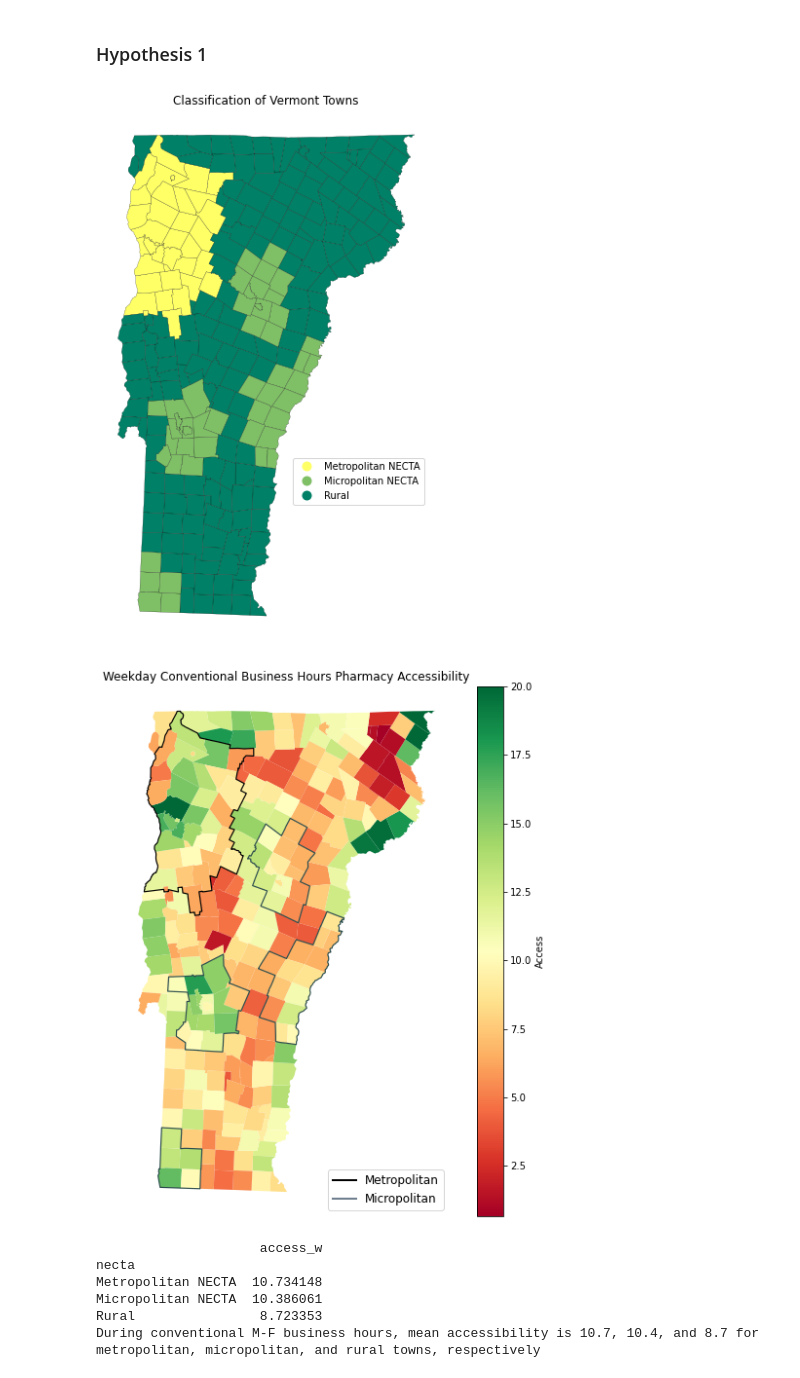
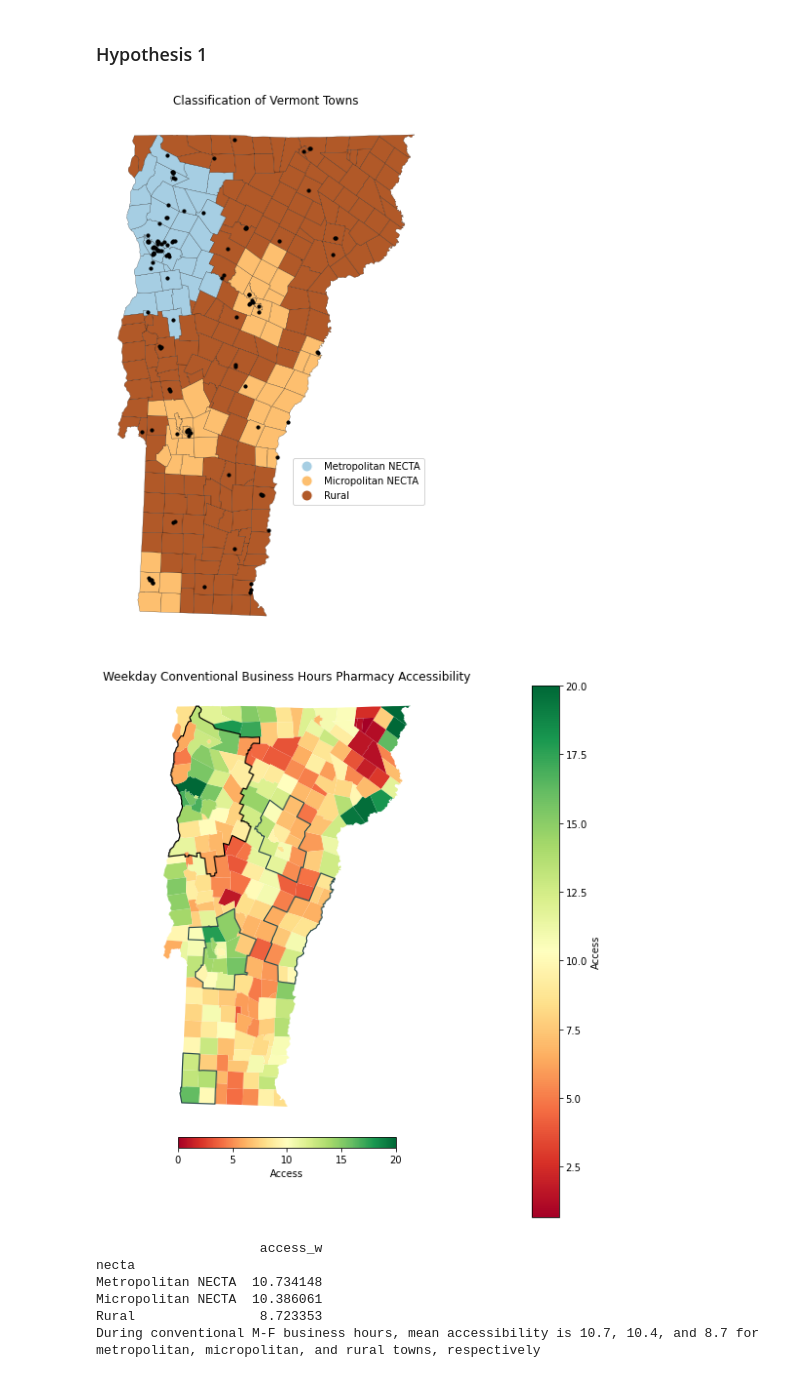
Before and after one commit to samroubin/VTPharmacy, a Jupyter notebook: procedure/code/02_Pharmacy_Accessibility_Analysis.ipynb, the cells around one changed output. Cells and saved outputs as stored; diff of their text form; code cells hidden in the pictures.

```diff
--- a/procedure/code/02_Pharmacy_Accessibility_Analysis.ipynb
+++ b/procedure/code/02_Pharmacy_Accessibility_Analysis.ipynb
@@ -597,15 +552,16 @@ pop_join['sat_staff'] = pop_join['sat_pharm'] + 0.5 * pop_join['sun_tech']
 # Sunday
 pop_join['sun_staff'] = pop_join['sun_pharm'] + 0.5 * pop_join['sun_tech']
 
-# Calculate service to pop ratio for each pharmacy at various days and times
-# Weekday morning
+# Calculate service to pop ratio for each pharmacy for Weekdays, Saturdays, and Sundays between 7am-11pm
+# Weekday
 pop_join['sp_ratio_w'] = pop_join['week_staff'] / pop_join['total_value']
 pop_join['sp_ratio_7w'] = np.where(pop_join['week_open'] <= 7.5, pop_join['week_staff'] / pop_join['total_value'], np.nan)
 pop_join['sp_ratio_8w'] = np.where(pop_join['week_open'] <= 8, pop_join['week_staff'] / pop_join['total_value'], np.nan)
 pop_join['sp_ratio_9w'] = np.where(pop_join['week_open'] <= 9, pop_join['week_staff'] / pop_join['total_value'], np.nan)
 pop_join['sp_ratio_10w'] = np.where(pop_join['week_open'] <= 10, pop_join['week_staff'] / pop_join['total_value'], np.nan)
 pop_join['sp_ratio_11w'] = np.where(pop_join['week_open'] <= 11, pop_join['week_staff'] / pop_join['total_value'], np.nan)
-# Weekday evening
+pop_join['sp_ratio_12w'] = np.where(pop_join['week_open'] <= 12, pop_join['week_staff'] / pop_join['total_value'], np.nan)
+pop_join['sp_ratio_13w'] = np.where(pop_join['week_close'] >= 13, pop_join['week_staff'] / pop_join['total_value'], np.nan)
 pop_join['sp_ratio_14w'] = np.where(pop_join['week_close'] >= 14, pop_join['week_staff'] / pop_join['total_value'], np.nan)
 pop_join['sp_ratio_15w'] = np.where(pop_join['week_close'] >= 15, pop_join['week_staff'] / pop_join['total_value'], np.nan)
 pop_join['sp_ratio_16w'] = np.where(pop_join['week_close'] >= 16, pop_join['week_staff'] / pop_join['total_value'], np.nan)
@@ -624,7 +580,8 @@ pop_join['sp_ratio_8s'] = np.where(pop_join['sat_open'] <= 8, pop_join['sat_staf
 pop_join['sp_ratio_9s'] = np.where(pop_join['sat_open'] <= 9, pop_join['sat_staff'] / pop_join['total_value'], np.nan)
 pop_join['sp_ratio_10s'] = np.where(pop_join['sat_open'] <= 10, pop_join['sat_staff'] / pop_join['total_value'], np.nan)
 pop_join['sp_ratio_11s'] = np.where(pop_join['sat_open'] <= 11, pop_join['sat_staff'] / pop_join['total_value'], np.nan)
-# Saturday evening
+pop_join['sp_ratio_12s'] = np.where(pop_join['sat_open'] <= 12, pop_join['sat_staff'] / pop_join['total_value'], np.nan)
+pop_join['sp_ratio_13s'] = np.where(pop_join['sat_close'] >= 13, pop_join['sat_staff'] / pop_join['total_value'], np.nan)
 pop_join['sp_ratio_14s'] = np.where(pop_join['sat_close'] >= 14, pop_join['sat_staff'] / pop_join['total_value'], np.nan)
 pop_join['sp_ratio_15s'] = np.where(pop_join['sat_close'] >= 15, pop_join['sat_staff'] / pop_join['total_value'], np.nan)
 pop_join['sp_ratio_16s'] = np.where(pop_join['sat_close'] >= 16, pop_join['sat_staff'] / pop_join['total_value'], np.nan)
@@ -644,8 +601,8 @@ pop_join['sp_ratio_8su'] = np.where(pop_join['sun_open'] <= 8, pop_join['sun_sta
 pop_join['sp_ratio_9su'] = np.where(pop_join['sun_open'] <= 9, pop_join['sun_staff'] / pop_join['total_value'], np.nan)
 pop_join['sp_ratio_10su'] = np.where(pop_join['sun_open'] <= 10, pop_join['sun_staff'] / pop_join['total_value'], np.nan)
 pop_join['sp_ratio_11su'] = np.where(pop_join['sun_open'] <= 11, pop_join['sun_staff'] / pop_join['total_value'], np.nan)
-
-# Sunday evening
+pop_join['sp_ratio_12su'] = np.where(pop_join['sun_open'] <= 12, pop_join['sun_staff'] / pop_join['total_value'], np.nan)
+pop_join['sp_ratio_13su'] = np.where(pop_join['sun_close'] >= 13, pop_join['sun_staff'] / pop_join['total_value'], np.nan)
 pop_join['sp_ratio_14su'] = np.where(pop_join['sun_close'] >= 14, pop_join['sun_staff'] / pop_join['total_value'], np.nan)
 pop_join['sp_ratio_15su'] = np.where(pop_join['sun_close'] >= 15, pop_join['sun_staff'] / pop_join['total_value'], np.nan)
 pop_join['sp_ratio_16su'] = np.where(pop_join['sun_close'] >= 16, pop_join['sun_staff'] / pop_join['total_value'], np.nan)
@@ -668,7 +625,8 @@ frag_join['sp_weighted_8w'] = frag_join['sp_ratio_8w']*frag_join['weight']
 frag_join['sp_weighted_9w'] = frag_join['sp_ratio_9w']*frag_join['weight']
 frag_join['sp_weighted_10w'] = frag_join['sp_ratio_10w']*frag_join['weight']
 frag_join['sp_weighted_11w'] = frag_join['sp_ratio_11w']*frag_join['weight']
-
+frag_join['sp_weighted_12w'] = frag_join['sp_ratio_12w']*frag_join['weight']
+frag_join['sp_weighted_13w'] = frag_join['sp_ratio_13w']*frag_join['weight']
 frag_join['sp_weighted_14w'] = frag_join['sp_ratio_14w']*frag_join['weight']
 frag_join['sp_weighted_15w'] = frag_join['sp_ratio_15w']*frag_join['weight']
 frag_join['sp_weighted_16w'] = frag_join['sp_ratio_16w']*frag_join['weight']
@@ -680,7 +638,6 @@ frag_join['sp_weighted_21w'] = frag_join['sp_ratio_21w']*frag_join['weight']
 frag_join['sp_weighted_22w'] = frag_join['sp_ratio_22w']*frag_join['weight']
 frag_join['sp_weighted_23w'] = frag_join['sp_ratio_23w']*frag_join['weight']
 
-
 # Saturday
 frag_join['sp_weighted_s'] = frag_join['sp_ratio_s']*frag_join['weight']
 frag_join['sp_weighted_7s'] = frag_join['sp_ratio_7s']*frag_join['weight']
@@ -688,7 +645,8 @@ frag_join['sp_weighted_8s'] = frag_join['sp_ratio_8s']*frag_join['weight']
 frag_join['sp_weighted_9s'] = frag_join['sp_ratio_9s']*frag_join['weight']
 frag_join['sp_weighted_10s'] = frag_join['sp_ratio_10s']*frag_join['weight']
 frag_join['sp_weighted_11s'] = frag_join['sp_ratio_11s']*frag_join['weight']
-
+frag_join['sp_weighted_12s'] = frag_join['sp_ratio_12s']*frag_join['weight']
+frag_join['sp_weighted_13s'] = frag_join['sp_ratio_13s']*frag_join['weight']
 frag_join['sp_weighted_14s'] = frag_join['sp_ratio_14s']*frag_join['weight']
 frag_join['sp_weighted_15s'] = frag_join['sp_ratio_15s']*frag_join['weight']
 frag_join['sp_weighted_16s'] = frag_join['sp_ratio_16s']*frag_join['weight']
@@ -705,9 +663,10 @@ frag_join['sp_weighted_su'] = frag_join['sp_ratio_su']*frag_join['weight']
 frag_join['sp_weighted_7su'] = frag_join['sp_ratio_7su']*frag_join['weight']
 frag_join['sp_weighted_8su'] = frag_join['sp_ratio_8su']*frag_join['weight']
 frag_join['sp_weighted_9su'] = frag_join['sp_ratio_9su']*frag_join['weight']
-frag_join['sp_weighted_10su'] = frag_join['sp_ratio_9su']*frag_join['weight']
-frag_join['sp_weighted_11su'] = frag_join['sp_ratio_9su']*frag_join['weight']
-
+frag_join['sp_weighted_10su'] = frag_join['sp_ratio_10su']*frag_join['weight']
+frag_join['sp_weighted_11su'] = frag_join['sp_ratio_11su']*frag_join['weight']
+frag_join['sp_weighted_12su'] = frag_join['sp_ratio_12su']*frag_join['weight']
+frag_join['sp_weighted_13su'] = frag_join['sp_ratio_13su']*frag_join['weight']
 frag_join['sp_weighted_14su'] = frag_join['sp_ratio_14su']*frag_join['weight']
 frag_join['sp_weighted_15su'] = frag_join['sp_ratio_15su']*frag_join['weight']
 frag_join['sp_weighted_16su'] = frag_join['sp_ratio_16su']*frag_join['weight']
@@ -760,6 +719,8 @@ accessibility_towns['access_8w'] = accessibility_towns['sp_weighted_8w']*10000
 accessibility_towns['access_9w'] = accessibility_towns['sp_weighted_9w']*10000
 accessibility_towns['access_10w'] = accessibility_towns['sp_weighted_10w']*10000
 accessibility_towns['access_11w'] = accessibility_towns['sp_weighted_11w']*10000
+accessibility_towns['access_12w'] = accessibility_towns['sp_weighted_12w']*10000
+accessibility_towns['access_13w'] = accessibility_towns['sp_weighted_13w']*10000
 accessibility_towns['access_14w'] = accessibility_towns['sp_weighted_14w']*10000
 accessibility_towns['access_15w'] = accessibility_towns['sp_weighted_15w']*10000
 accessibility_towns['access_16w'] = accessibility_towns['sp_weighted_16w']*10000
@@ -777,6 +738,8 @@ accessibility_towns['access_8s'] = accessibility_towns['sp_weighted_8s']*10000
 accessibility_towns['access_9s'] = accessibility_towns['sp_weighted_9s']*10000
 accessibility_towns['access_10s'] = accessibility_towns['sp_weighted_10s']*10000
 accessibility_towns['access_11s'] = accessibility_towns['sp_weighted_11s']*10000
+accessibility_towns['access_12s'] = accessibility_towns['sp_weighted_12s']*10000
+accessibility_towns['access_13s'] = accessibility_towns['sp_weighted_13s']*10000
 accessibility_towns['access_14s'] = accessibility_towns['sp_weighted_14s']*10000
 accessibility_towns['access_15s'] = accessibility_towns['sp_weighted_15s']*10000
 accessibility_towns['access_16s'] = accessibility_towns['sp_weighted_16s']*10000
@@ -794,6 +757,8 @@ accessibility_towns['access_8su'] = accessibility_towns['sp_weighted_8su']*10000
 accessibility_towns['access_9su'] = accessibility_towns['sp_weighted_9su']*10000
 accessibility_towns['access_10su'] = accessibility_towns['sp_weighted_10su']*10000
 accessibility_towns['access_11su'] = accessibility_towns['sp_weighted_11su']*10000
+accessibility_towns['access_12su'] = accessibility_towns['sp_weighted_12su']*10000
+accessibility_towns['access_13su'] = accessibility_towns['sp_weighted_13su']*10000
 accessibility_towns['access_14su'] = accessibility_towns['sp_weighted_14su']*10000
 accessibility_towns['access_15su'] = accessibility_towns['sp_weighted_15su']*10000
 accessibility_towns['access_16su'] = accessibility_towns['sp_weighted_16su']*10000
@@ -806,8 +771,7 @@ accessibility_towns['access_22su'] = accessibility_towns['sp_weighted_22su']*100
 accessibility_towns['access_23su'] = accessibility_towns['sp_weighted_23su']*10000
 
 
-# accessibility_columns =  ['GEOID'] + [col for col in accessibility_towns.columns if col.startswith('access')]
-# accessibility_towns = df[accessibility_columns]
+#Select just access columns
 accessibility_towns = accessibility_towns[[col for col in accessibility_towns.columns if col.startswith('access')]]
 accessibility_towns.head()
 # %% [output]
@@ -832,51 +796,55 @@ mapping_df.explore()
 # %% [markdown]
 ### Hypothesis 1
 # %%
+# Prepare pharmacies for mapping
+pharmacies_df.to_crs("EPSG:6589")
+pharmacies_map = pharmacies_df[pharmacies_df['state'] == 'VT']
+
 # Replace NaN values in 'necta' column with 'Rural'. All towns that are not metropolitan or micropolitan are rural.
 mapping_df['necta'].fillna('Rural', inplace=True)
 
 # Map NECTA classifications
-legend_colors = {'Metropolitan NECTA': 'darkblue', 'Micropolitan NECTA': 'royalblue', 'Rural': 'forestgreen'}
-
 fig, ax = plt.subplots(figsize=(10, 10))
-mapping_df.plot(column='necta', categorical=True, legend=True, legend_kwds={'loc': 'center right', 'bbox_to_anchor': (1, 0.3)}, ax=ax, edgecolor = 'black', linewidth = .2, cmap = 'summer_r')
+mapping_df.plot(column='necta', categorical=True, legend=True, legend_kwds={'loc': 'center right', 'bbox_to_anchor': (1, 0.3)}, ax=ax, edgecolor = 'black', linewidth = .2, cmap = 'Paired')
+pharmacies_map.plot(column= 'geometry', ax=ax, color='black', marker='o', markersize=10, label='VT Pharmacies')
 plt.title('Classification of Vermont Towns')
 plt.xlabel('Longitude')
 plt.ylabel('Latitude')
 plt.axis('off')
 plt.show()
 # %% [output]
-[figure, old version]
+[figure, new version]
 # %%
 metropolitan_df = mapping_df[mapping_df['necta'] == 'Metropolitan NECTA']
 micropolitan_df = mapping_df[mapping_df['necta'] == 'Micropolitan NECTA']
 
 # Dissolve the geometries for each group to merge adjacent polygons
 metropolitan_boundary = metropolitan_df.dissolve(by='necta')['geometry'].boundary
 micropolitan_boundary = micropolitan_df.dissolve(by='necta')['geometry'].boundary
 
 # Plot the map of weekday pharmacy accessibility
 fig, ax = plt.subplots(figsize=(10, 10))
-#legend_kwds = dict(orientation='horizontal', label='Access', pad=-0.5, loc = 'lower right')
-mapping_df.plot(column='access_w', cmap='RdYlGn', legend=True, legend_kwds={'label':'Access','orientation': 'vertical'}, ax=ax, vmax=20)
+mapping_df.plot(column='access_w', cmap='RdYlGn', legend = True, legend_kwds={'label':'Access','orientation': 'vertical'}, ax=ax, vmax=20)
 
 # Plot only the merged exterior boundaries of the 'Metropolitan NECTA' group
 metropolitan_boundary.plot(ax=ax, color='black', linewidth=1.2)
 
 # Plot only the merged exterior boundaries of the 'Micropolitan NECTA' group
 micropolitan_boundary.plot(ax=ax, color='darkslategrey', linewidth=1.2)
 
 legend_elements = [
     Line2D([0], [0], color='black', lw=2, label='Metropolitan'),
     Line2D([0], [0], color='slategrey', lw=2, label='Micropolitan')
 ]
-ax.legend(handles=legend_elements, loc='lower right', fontsize=12)
+#ax.legend(handles=legend_elements, loc='lower right', fontsize=12)
+colorbar = plt.cm.ScalarMappable(cmap='RdYlGn', norm=plt.Normalize(vmin=0, vmax=20))
+cbar = plt.colorbar(colorbar, shrink = .5, pad=.02, label = 'Access', location="bottom")
 
 plt.title('Weekday Conventional Business Hours Pharmacy Accessibility')
 plt.xlabel('Longitude')
 plt.ylabel('Latitude')
 plt.axis('off')
 plt.show()
 # %% [output]
-[figure, old version]
+[figure, new version]
 # %%
```
Also changed, not shown: parts of 29 cells of this notebook, 1 other file.
